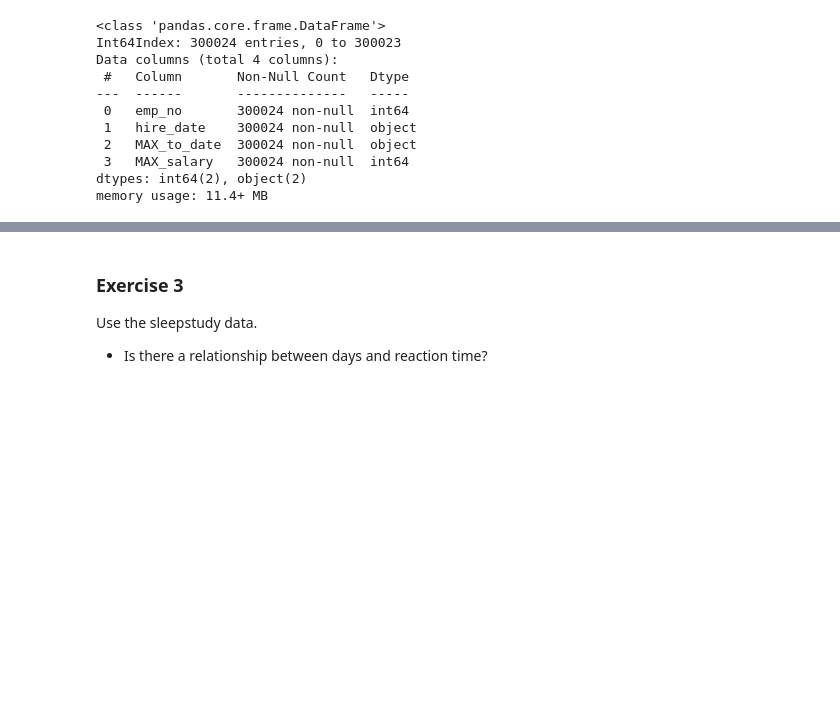
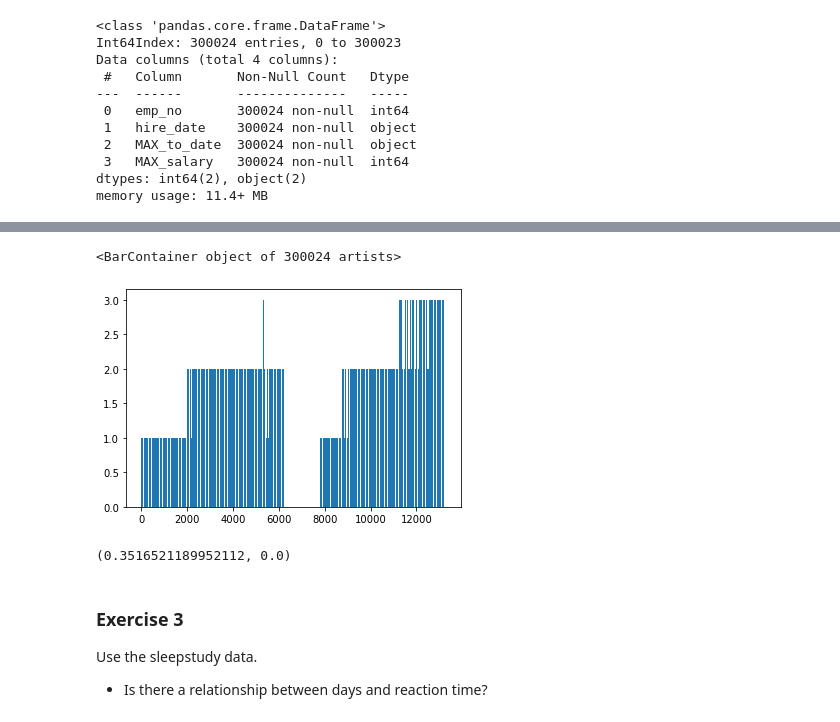
Before and after one commit to HeatherOrtegaMcMillan/statistics-exercises, a Jupyter notebook: hypothesis_testing.ipynb, the cells around one changed output, grey strips where cells are left out. Drawn from its saved outputs; the diff is of its cells as text; code cells hidden in the pictures; blank space fills up the shorter version.

Commit message:
update with finished correlation exercises

```diff
--- a/hypothesis_testing.ipynb
+++ b/hypothesis_testing.ipynb
@@ -625,0 +663,4 @@ x
+# %%
+#create new df and merge title count (from variable 'titles', established with SQL query)
+# df_emp2 was getting a little crazy
+dfe = df_emp2.merge(title, how = 'inner')
@@ -626,3 +677,21 @@ x
+# %%
+h = dfe['tenure']
+m = dfe['title_count']
+# %%
+plt.bar(h,m)
+# %% [output]
+<BarContainer object of 300024 artists>
+[figure, added]
+# %%
+# looks like there is some sort of correlation between the tenure and the number of titles someon has held.
+# except for again, that weird gap between 6000 and 8000
+# oh you know what the gap probably is? it's probably because we did the current date as TODAY
+# and there's a gap in start dates. the people on the left must have a to_date in the dataset
+# and the people on the right must be the people who are "current employees"
+corr, p = stats.pearsonr(h, m)
+corr, p
+# %% [output]
+(0.3516521189952112, 0.0)
 # %% [markdown]
 ### Exercise 3
 Use the sleepstudy data.
```
Also changed, not shown: parts of 8 cells of this notebook.
